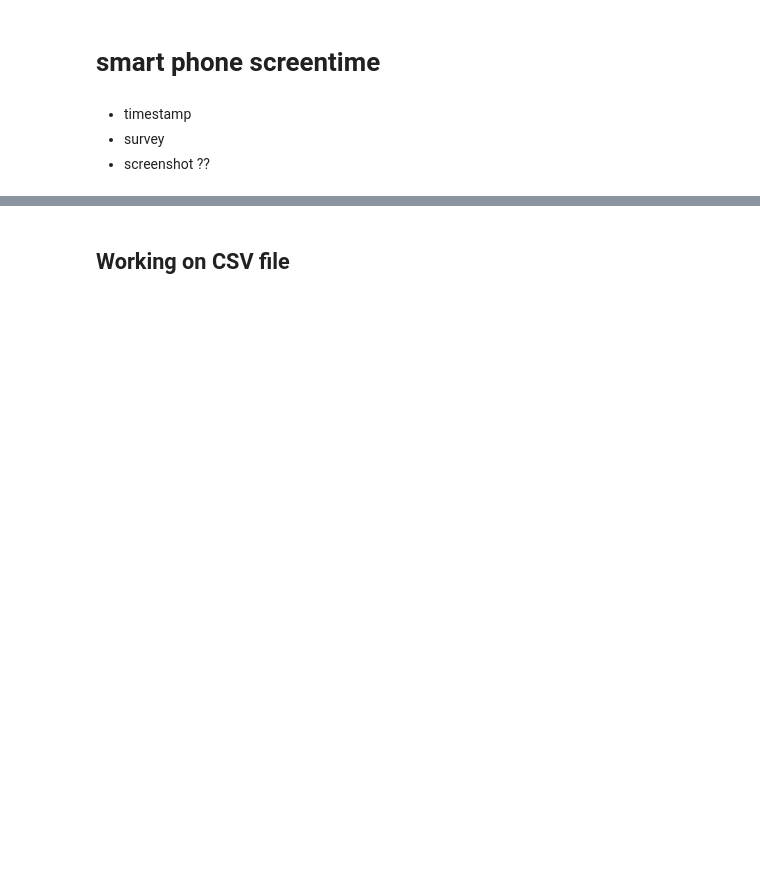
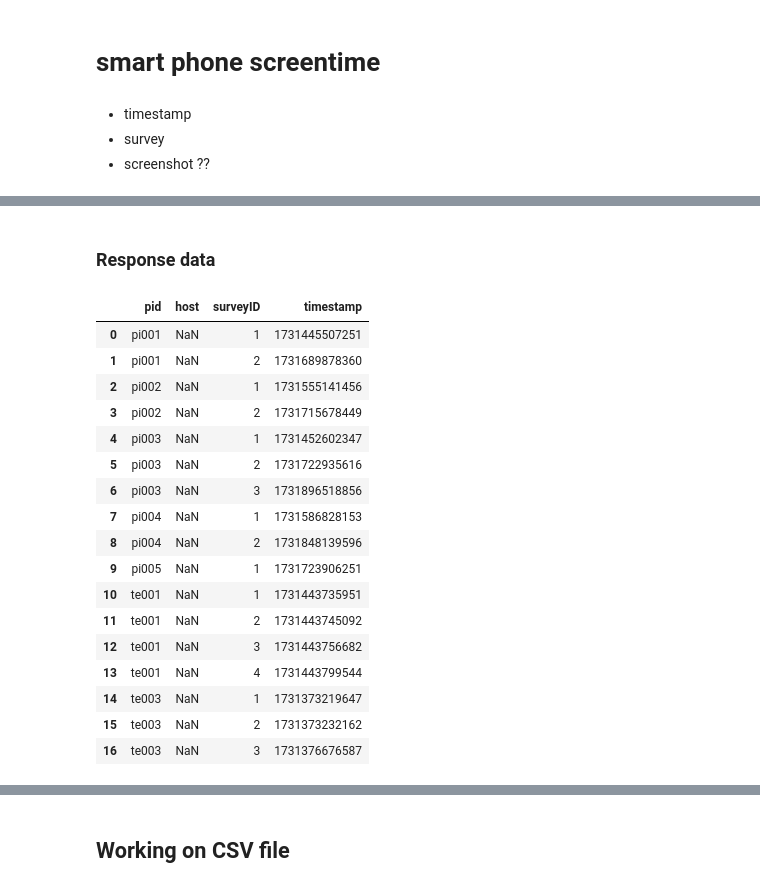
Before and after one commit to jzheng23/colab, a Jupyter notebook: Smartphone_screeentime.ipynb, the cells around one changed output, grey strips where cells are left out. Saved outputs shown, nothing was run; the diff lists cells and outputs as text; code cells hidden in the pictures; blank space fills up the shorter version.

```diff
--- a/Smartphone_screeentime.ipynb
+++ b/Smartphone_screeentime.ipynb
@@ -40,0 +102,2 @@ firebase_to_csv('/your/data/path', 'output.csv')
+# %% [markdown]
+### Response data
@@ -40,0 +232,23 @@ firebase_to_csv('/your/data/path', 'output.csv')
+# %%
+
+survey_meta0 = pd.read_csv('/content/survey_meta.csv')
+survey_meta0
+# %% [output]
+|  | pid | host | surveyID | timestamp |
+| 0 | pi001 | NaN | 1 | 1731445507251 |
+| 1 | pi001 | NaN | 2 | 1731689878360 |
+| 2 | pi002 | NaN | 1 | 1731555141456 |
+| 3 | pi002 | NaN | 2 | 1731715678449 |
+| 4 | pi003 | NaN | 1 | 1731452602347 |
+| 5 | pi003 | NaN | 2 | 1731722935616 |
+| 6 | pi003 | NaN | 3 | 1731896518856 |
+| 7 | pi004 | NaN | 1 | 1731586828153 |
+| 8 | pi004 | NaN | 2 | 1731848139596 |
+| 9 | pi005 | NaN | 1 | 1731723906251 |
+| 10 | te001 | NaN | 1 | 1731443735951 |
+| 11 | te001 | NaN | 2 | 1731443745092 |
+| 12 | te001 | NaN | 3 | 1731443756682 |
+| 13 | te001 | NaN | 4 | 1731443799544 |
+| 14 | te003 | NaN | 1 | 1731373219647 |
+| 15 | te003 | NaN | 2 | 1731373232162 |
+| 16 | te003 | NaN | 3 | 1731376676587 |
```
Also changed, not shown: parts of 37 cells of this notebook.
